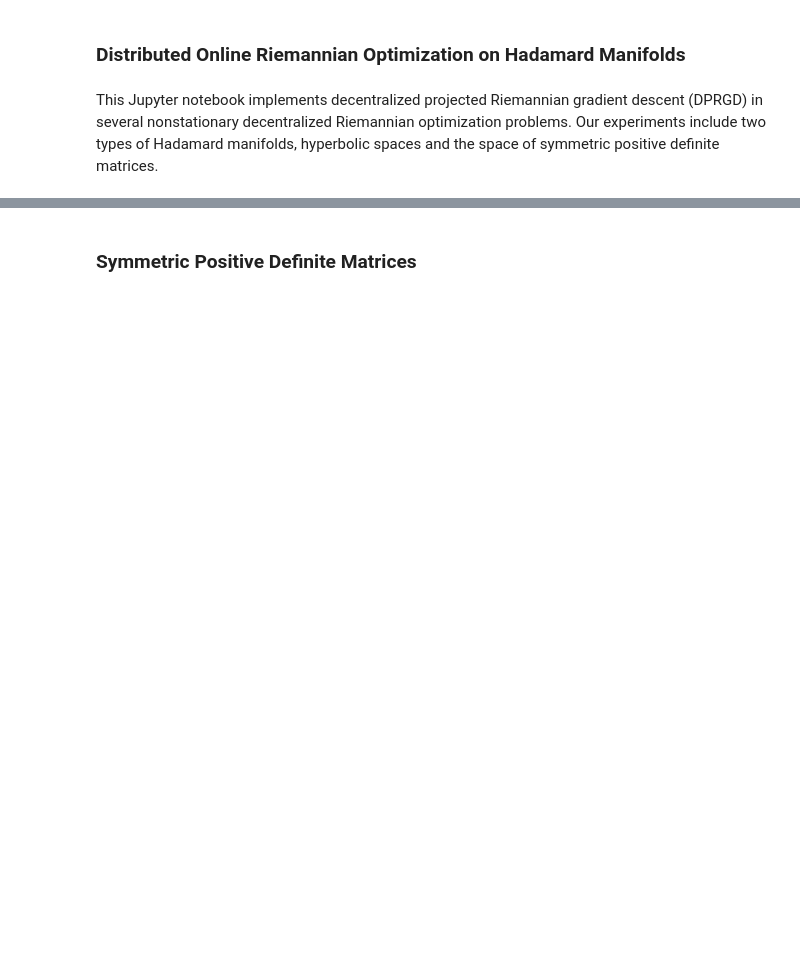
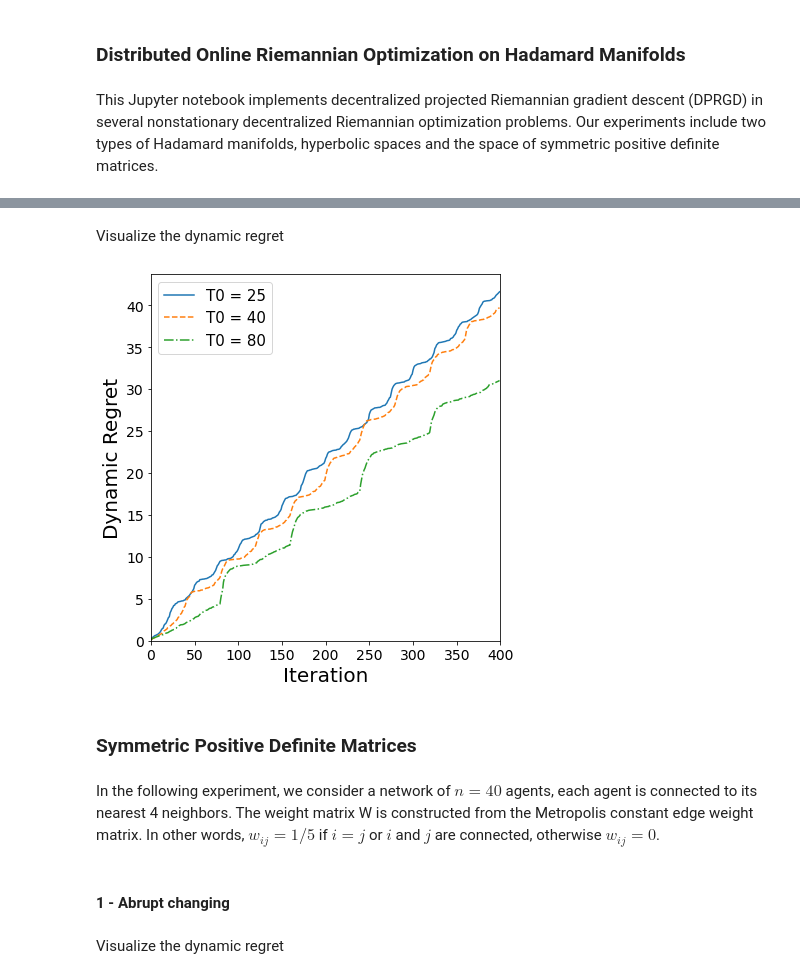
Before and after one commit to HengchaoChen/DPRGD, a Jupyter notebook: DPRGD.ipynb, the cells around one changed output, grey strips where cells are left out. Drawn from its saved outputs; the diff is of its cells as text; code cells hidden in the pictures; blank space fills up the shorter version.

Commit message:
update experiments

```diff
--- a/DPRGD.ipynb
+++ b/DPRGD.ipynb
@@ -23,2 +350,36 @@ dim = 2 # dimension of the hyperbolic space
+# %% [markdown]
+Visualize the dynamic regret
+# %%
+fig = plt.figure(figsize = (6, 6))
+
+linestyle_candidate = ['-', '--', '-.']
+
+for s in range(len(T0_candidate)):
+
+    plt.plot(np.arange(T), dynamic_regret[s], label = 'T0 = ' + str(T0_candidate[s]), linestyle = linestyle_candidate[s])
+
+plt.legend(fontsize = 15)
+
+plt.xlabel('Iteration', fontsize = 20)
+
+plt.ylabel('Dynamic Regret', fontsize = 20)
+
+plt.xlim(0, T)
+
+plt.ylim(0, None)
+
+plt.xticks(fontsize=14)
+
+plt.yticks(fontsize=14)
+
+plt.tight_layout()
+
+plt.savefig('figure/hyperbolic_mean_dynamic_regret_C.pdf')
+
+plt.show()
+# %% [output]
+[figure, added]
 # %% [markdown]
 ### Symmetric Positive Definite Matrices
+# %% [markdown]
+In the following experiment, we consider a network of $n=40$ agents, each agent is connected to its nearest 4 neighbors. The weight matrix W is constructed from the Metropolis constant edge weight matrix. In other words, $w_{ij} = 1/5$ if $i=j$ or $i$ and $j$ are connected, otherwise $w_{ij}=0$.
@@ -24,0 +392,4 @@ dim = 2 # dimension of the hyperbolic space
+# %% [markdown]
+#### 1 - Abrupt changing
+# %% [markdown]
+Visualize the dynamic regret
```
Also changed, not shown: parts of 18 cells of this notebook, 10 other files.
